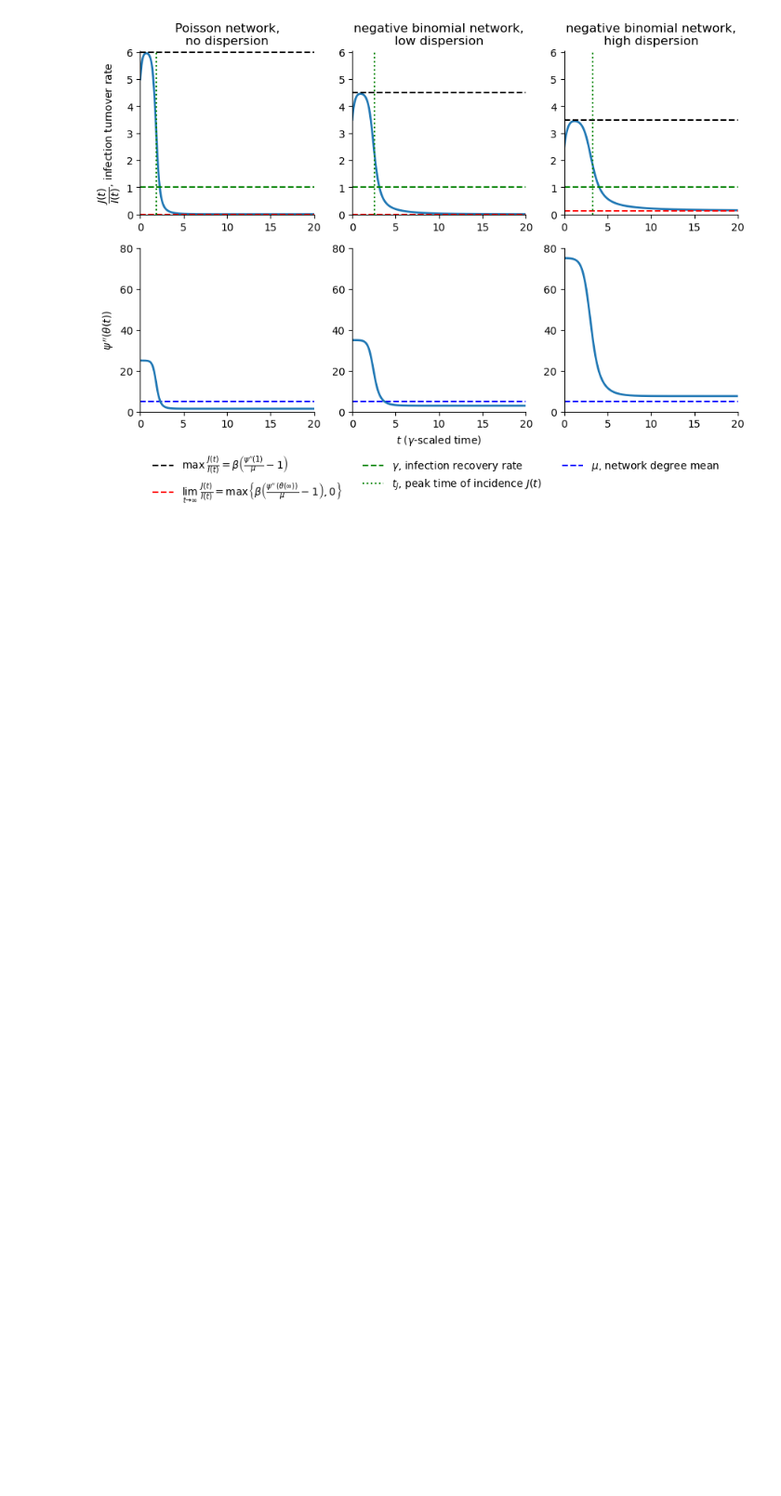
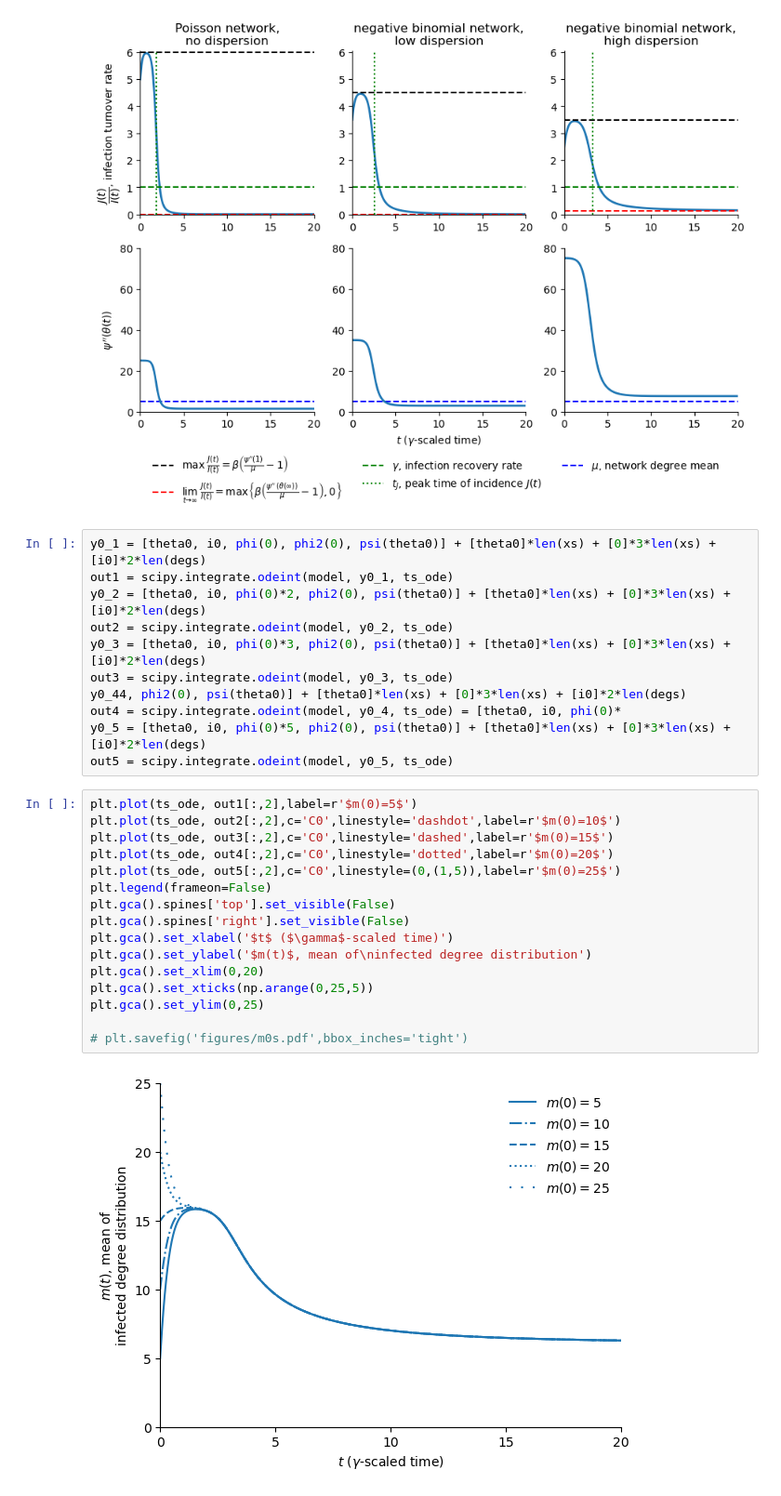
Before and after one commit to freedmanari/infected_degrees, a Jupyter notebook: network_epidemic.ipynb, the cells around one changed output. Shown at 93% size. Cells and saved outputs as stored; diff of their text form; blank space fills up the shorter version.

```diff
--- a/network_epidemic.ipynb
+++ b/network_epidemic.ipynb
@@ -1487,3 +1518,32 @@ fig.legend(frameon=False, bbox_to_anchor=(.96,.03), ncols=3)
 # %% [output]
 <matplotlib.legend.Legend at 0x...>
 [figure]
+# %%
+y0_1 = [theta0, i0, phi(0), phi2(0), psi(theta0)] + [theta0]*len(xs) + [0]*3*len(xs) + [i0]*2*len(degs)
+out1 = scipy.integrate.odeint(model, y0_1, ts_ode)
+y0_2 = [theta0, i0, phi(0)*2, phi2(0), psi(theta0)] + [theta0]*len(xs) + [0]*3*len(xs) + [i0]*2*len(degs)
+out2 = scipy.integrate.odeint(model, y0_2, ts_ode)
+y0_3 = [theta0, i0, phi(0)*3, phi2(0), psi(theta0)] + [theta0]*len(xs) + [0]*3*len(xs) + [i0]*2*len(degs)
+out3 = scipy.integrate.odeint(model, y0_3, ts_ode)
+y0_44, phi2(0), psi(theta0)] + [theta0]*len(xs) + [0]*3*len(xs) + [i0]*2*len(degs)
+out4 = scipy.integrate.odeint(model, y0_4, ts_ode) = [theta0, i0, phi(0)*
+y0_5 = [theta0, i0, phi(0)*5, phi2(0), psi(theta0)] + [theta0]*len(xs) + [0]*3*len(xs) + [i0]*2*len(degs)
+out5 = scipy.integrate.odeint(model, y0_5, ts_ode)
+# %%
+plt.plot(ts_ode, out1[:,2],label=r'$m(0)=5$')
+plt.plot(ts_ode, out2[:,2],c='C0',linestyle='dashdot',label=r'$m(0)=10$')
+plt.plot(ts_ode, out3[:,2],c='C0',linestyle='dashed',label=r'$m(0)=15$')
+plt.plot(ts_ode, out4[:,2],c='C0',linestyle='dotted',label=r'$m(0)=20$')
+plt.plot(ts_ode, out5[:,2],c='C0',linestyle=(0,(1,5)),label=r'$m(0)=25$')
+plt.legend(frameon=False)
+plt.gca().spines['top'].set_visible(False)
+plt.gca().spines['right'].set_visible(False)
+plt.gca().set_xlabel('$t$ ($\gamma$-scaled time)')
+plt.gca().set_ylabel('$m(t)$, mean of\ninfected degree distribution')
+plt.gca().set_xlim(0,20)
+plt.gca().set_xticks(np.arange(0,25,5))
+plt.gca().set_ylim(0,25)
+
+# plt.savefig('figures/m0s.pdf',bbox_inches='tight')
+# %% [output]
+[figure, added]
```
Also changed, not shown: parts of 2 cells of this notebook, 3 other files.
